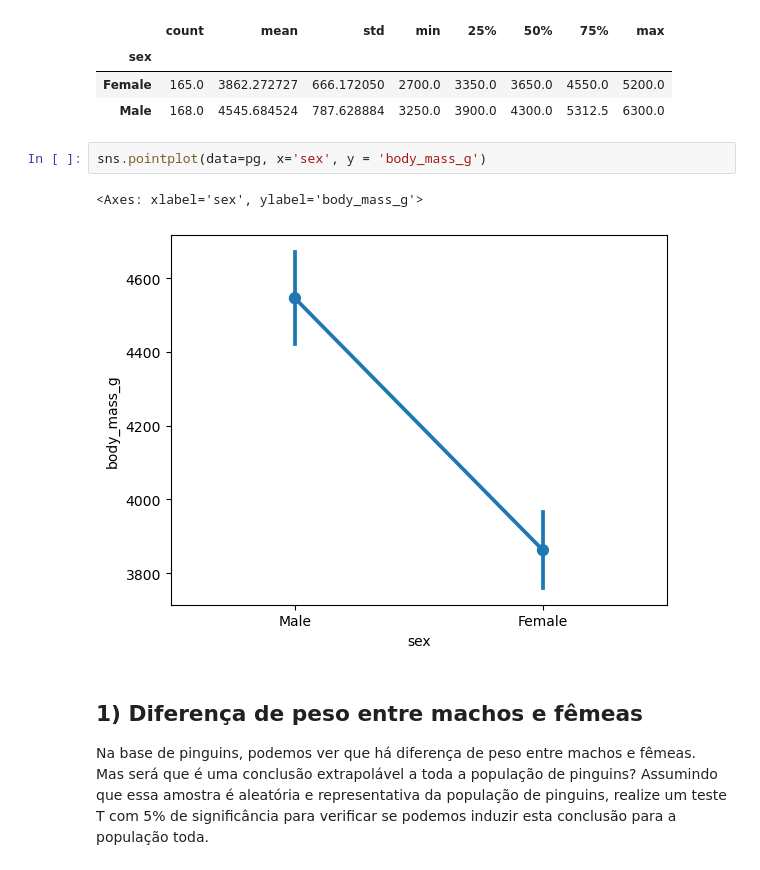
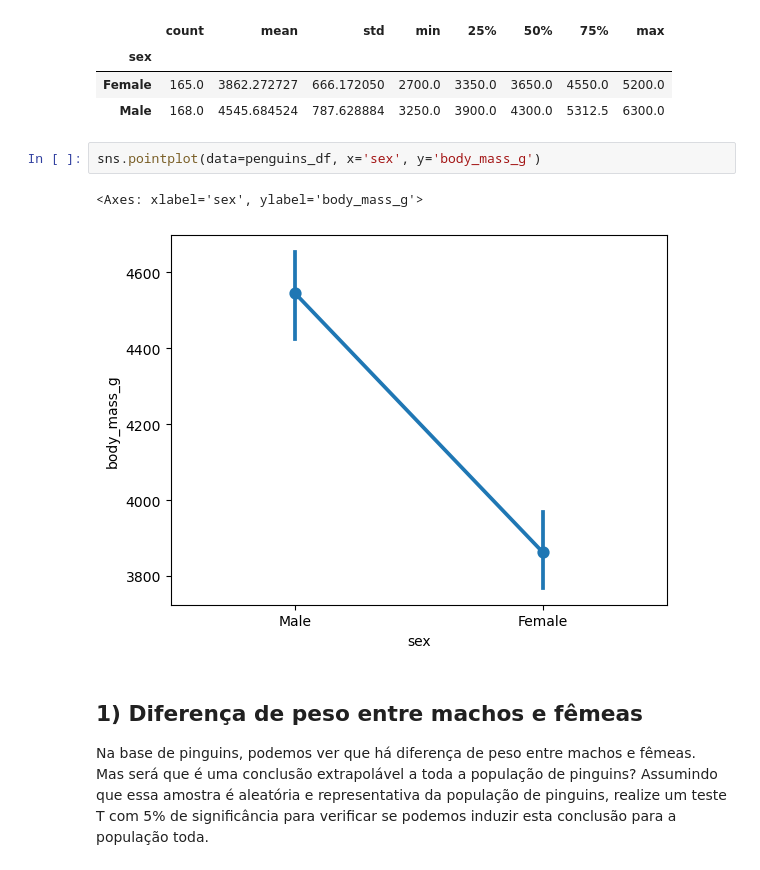
Before and after one commit to rafazagari/Curso-EBAC-Data-Science, a Jupyter notebook: Modulo 33 - Tarefa - Inferência.ipynb, the cells around one changed output. Drawn from its saved outputs; the diff is of its cells as text.

```diff
--- a/Modulo 33 - Tarefa - Inferência.ipynb
+++ b/Modulo 33 - Tarefa - Inferência.ipynb
@@ -16,10 +19,10 @@ penguins_df.groupby('sex')['body_mass_g'].describe()
 | Female | 165.0 | 3862.272727 | 666.172050 | 2700.0 | 3350.0 | 3650.0 | 4550.0 | 5200.0 |
 | Male | 168.0 | 4545.684524 | 787.628884 | 3250.0 | 3900.0 | 4300.0 | 5312.5 | 6300.0 |
 # %%
-sns.pointplot(data=pg, x='sex', y = 'body_mass_g')
+sns.pointplot(data=penguins_df, x='sex', y='body_mass_g')
 # %% [output]
 <Axes: xlabel='sex', ylabel='body_mass_g'>
-[figure, old version]
+[figure, new version]
 # %% [markdown]
 ## 1) Diferença de peso entre machos e fêmeas
 
```
Also changed, not shown: parts of 5 cells of this notebook, 4 other files.
